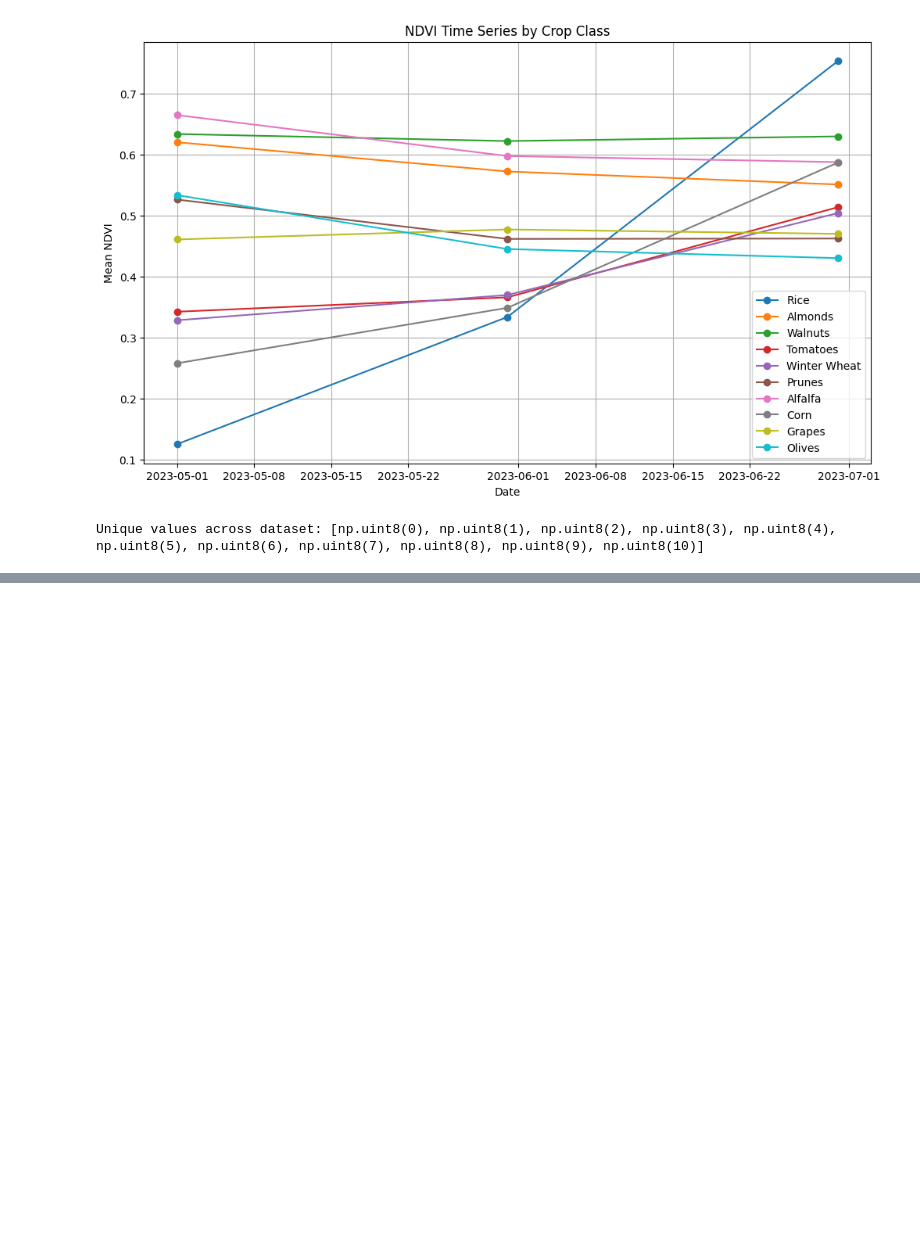
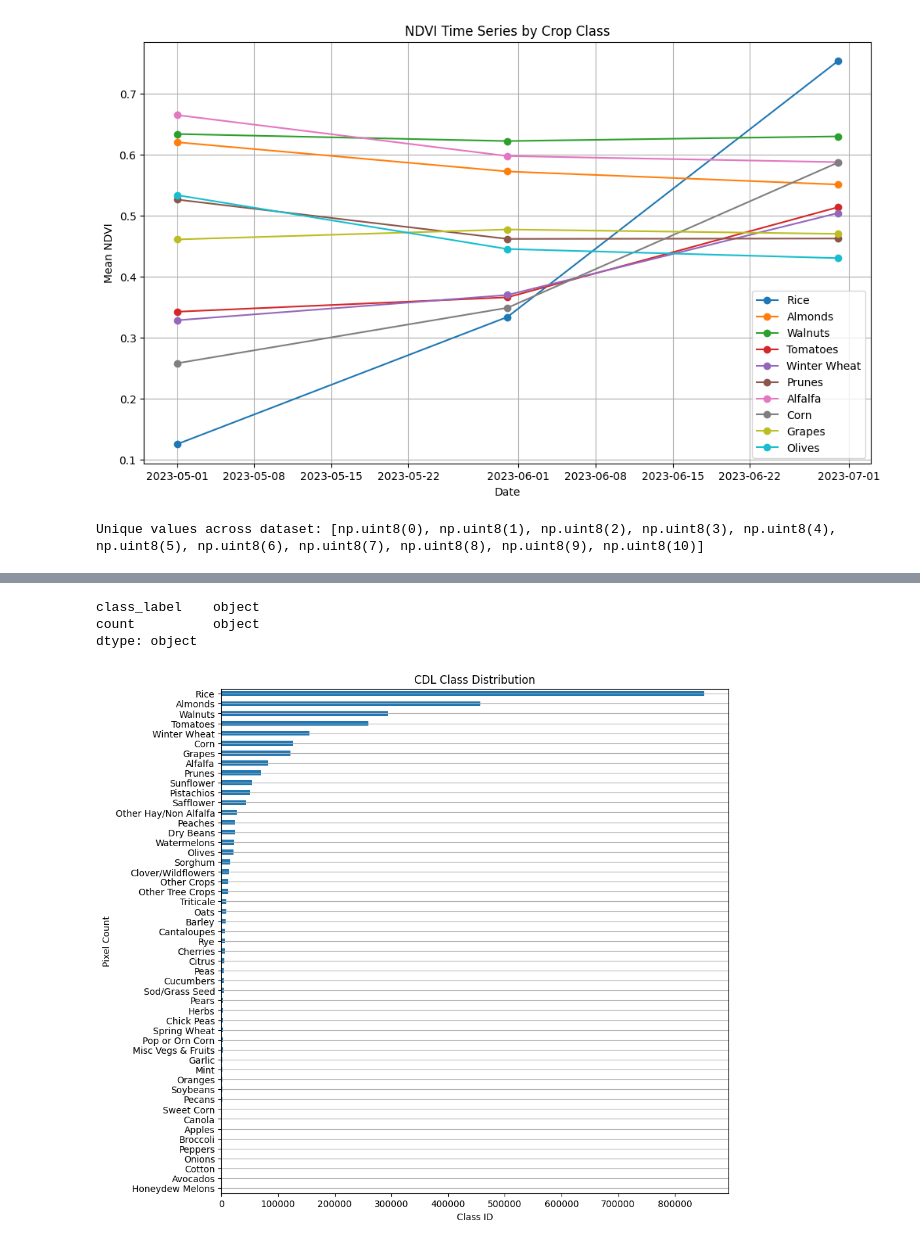
Before and after one commit to dikaizm/research-crop-mapping-geoai, a Jupyter notebook: notebooks/image_analysis.ipynb, the cells around one changed output, grey strips where cells are left out. Saved outputs shown, nothing was run; the diff lists cells and outputs as text; code cells hidden in the pictures; blank space fills up the shorter version.

```diff
--- a/notebooks/image_analysis.ipynb
+++ b/notebooks/image_analysis.ipynb
@@ -415,0 +371,5 @@ Unique values across dataset: [np.uint8(0), np.uint8(1), np.uint8(2), np.uint8(3
+# %%
+import pandas as pd
+
+label_df = pd.read_csv("../data/csv/sacramento_2_cdl_labels.csv")
+label_df
@@ -415,0 +394,20 @@ Unique values across dataset: [np.uint8(0), np.uint8(1), np.uint8(2), np.uint8(3
+# %%
+label_df.dtypes
+# %% [output]
+class_label    object
+count          object
+dtype: object
+# %%
+label_df['count'] = label_df['count'].str.replace(',', '')
+label_df['count'] = pd.to_numeric(label_df['count'], errors='coerce')
+# %%
+import matplotlib.pyplot as plt
+
+label_df.sort_values("count").plot(kind="barh", x="class_label", y="count", legend=False, figsize=(10,10))
+plt.title("CDL Class Distribution")
+plt.xlabel("Class ID")
+plt.ylabel("Pixel Count")
+plt.grid(axis="y")
+plt.show()
+# %% [output]
+[figure, added]
```
Also changed, not shown: parts of 16 cells of this notebook, 6 other files.
